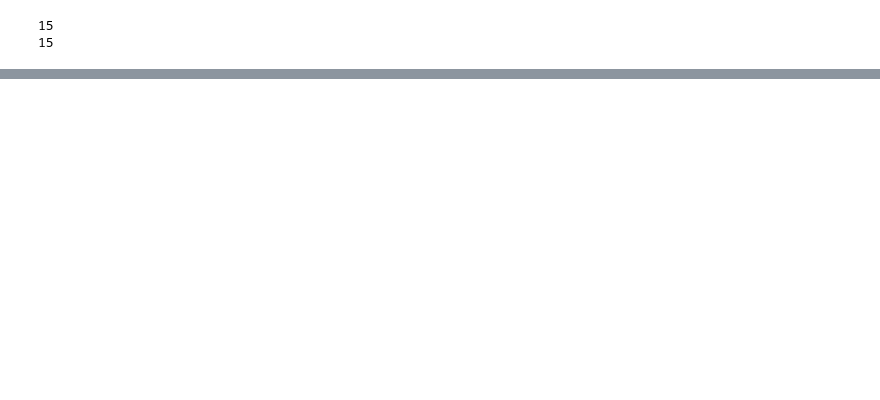
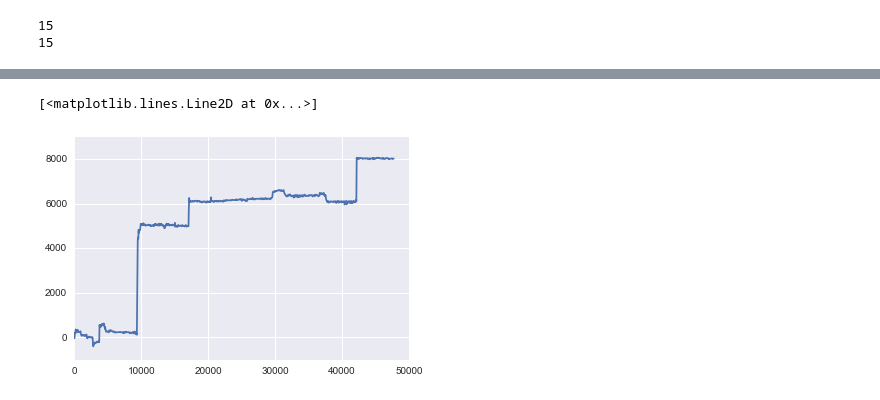
Before and after one commit to f-ponce/vdesert_pipeline, a Jupyter notebook: saccade_analyzer_VD_030620-042320_sf.ipynb, the cells around one changed output, grey strips where cells are left out. Cells and saved outputs as stored; diff of their text form; code cells hidden in the pictures; blank space fills up the shorter version.

```diff
--- a/saccade_analyzer_VD_030620-042320_sf.ipynb
+++ b/saccade_analyzer_VD_030620-042320_sf.ipynb
@@ -377,6 +384,11 @@ def pltSacs_1(flyAngle, fly_n, trial_name, sFigPath, headingVelo, SVMxThr, SVMnT
     plt.close
 # %%
 #tp = [5,11,12,14]
+# %%
+plt.plot(allangles_vf_uw[0])
+# %% [output]
+[<matplotlib.lines.Line2D at 0x...>]
+[figure, added]
 # %%
 #run saccade identifier for single time bout (t)
 
```
Also changed, not shown: parts of 3 cells of this notebook, 3 other files.
